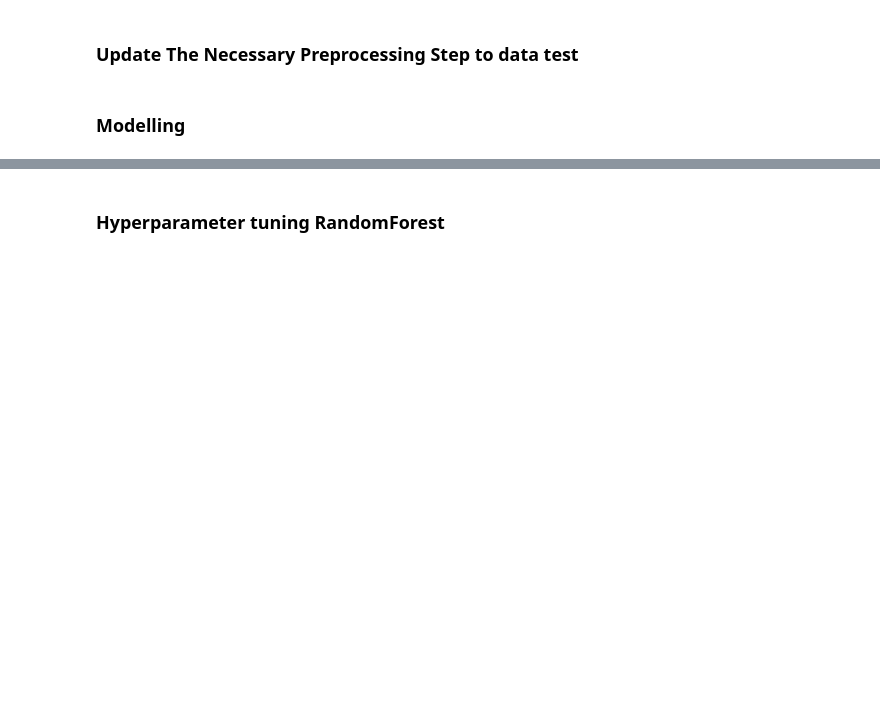
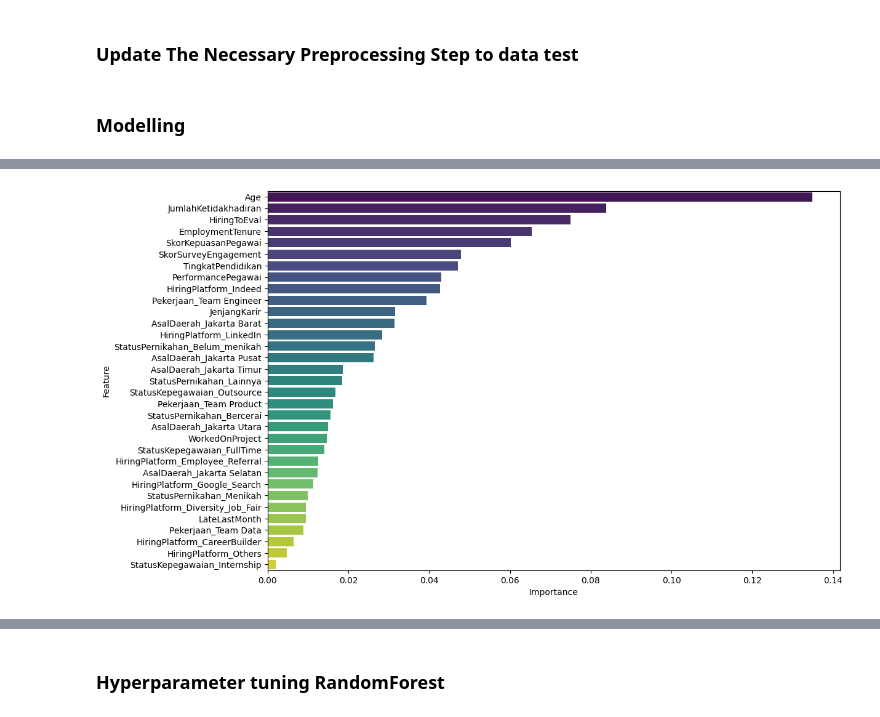
Before and after one commit to azaryasph/Improving-Employee-Retention-By-Predicting-Employee-Attrition-Using-Machine-Learning, a Jupyter notebook: notebook/predict_employee_attrition.ipynb, the cells around one changed output, grey strips where cells are left out. Saved outputs shown, nothing was run; the diff lists cells and outputs as text; code cells hidden in the pictures; blank space fills up the shorter version.

```diff
--- a/notebook/predict_employee_attrition.ipynb
+++ b/notebook/predict_employee_attrition.ipynb
@@ -1529,0 +1497,4 @@ eval_metrics
+# %%
+feat_imp_plot(rf_hr, X_train_over, y_train_over)
+# %% [output]
+[figure, added]
```
Also changed, not shown: parts of 32 cells of this notebook.
